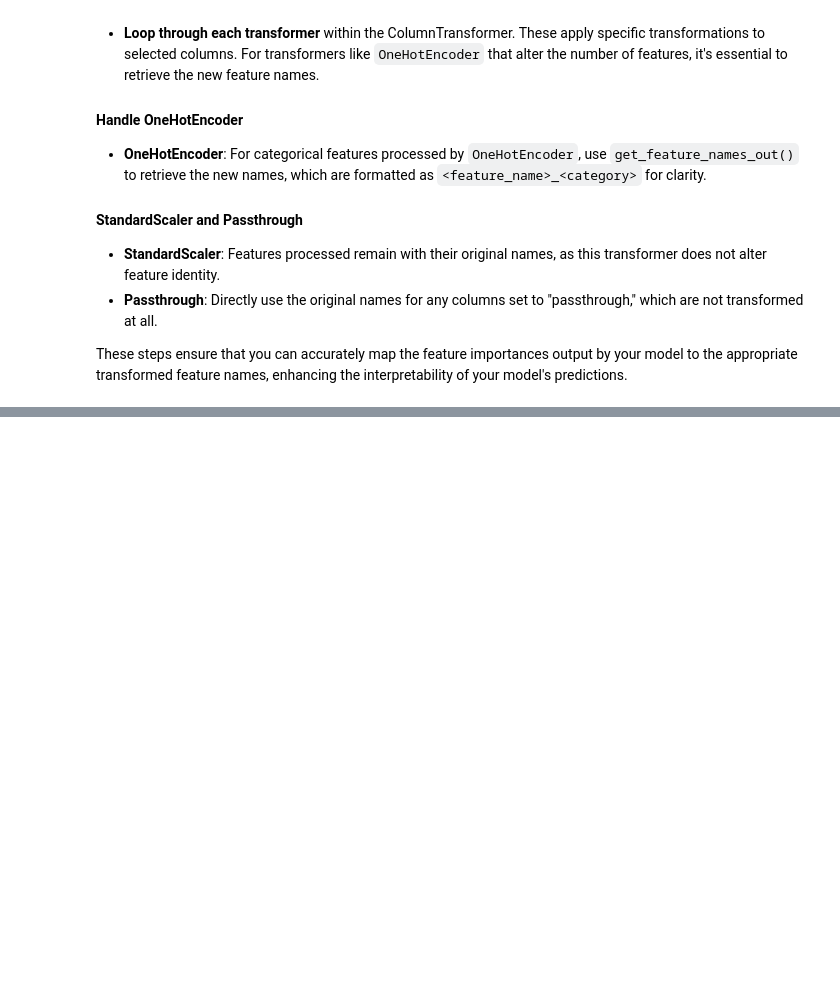
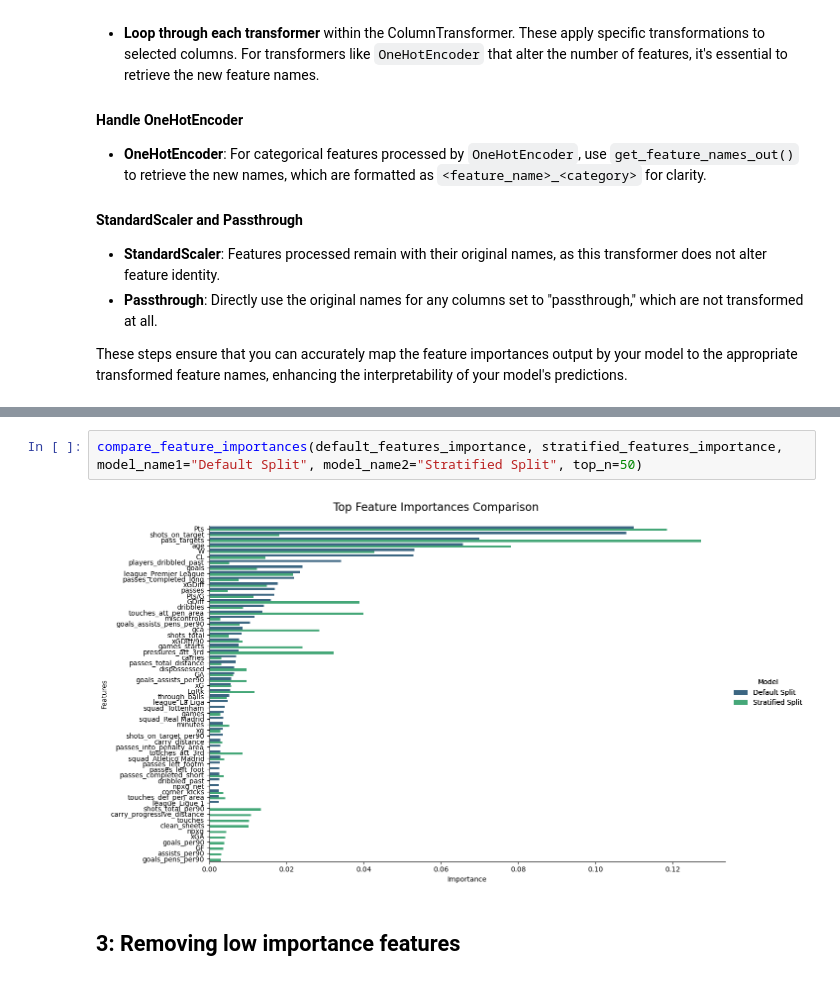
Before and after one commit to samke01/hsaalen-datamining, a Jupyter notebook: Regression/Regression_Modelling_Optimized.ipynb, the cells around one changed output, grey strips where cells are left out. Saved outputs shown, nothing was run; the diff lists cells and outputs as text; blank space fills up the shorter version.

```diff
--- a/Regression/Regression_Modelling_Optimized.ipynb
+++ b/Regression/Regression_Modelling_Optimized.ipynb
@@ -665,0 +902,6 @@ def caluclate_error_per_samples(y_test, y_pred):
+# %%
+compare_feature_importances(default_features_importance, stratified_features_importance, model_name1="Default Split", model_name2="Stratified Split", top_n=50)
+# %% [output]
+[figure, added]
+# %% [markdown]
+## 3: Removing low importance features <a name = "third"></a>
```
Also changed, not shown: parts of 75 cells of this notebook, 11 other files.
